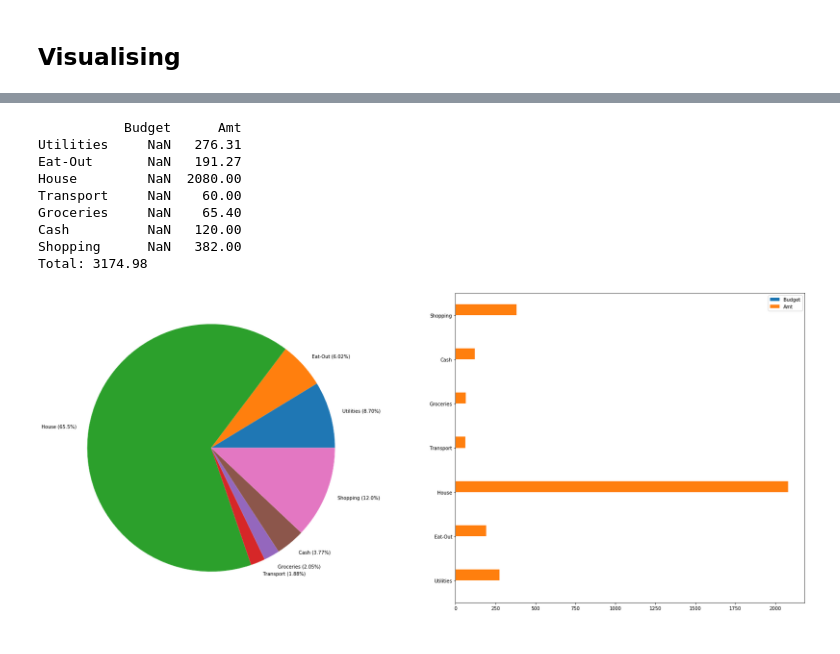
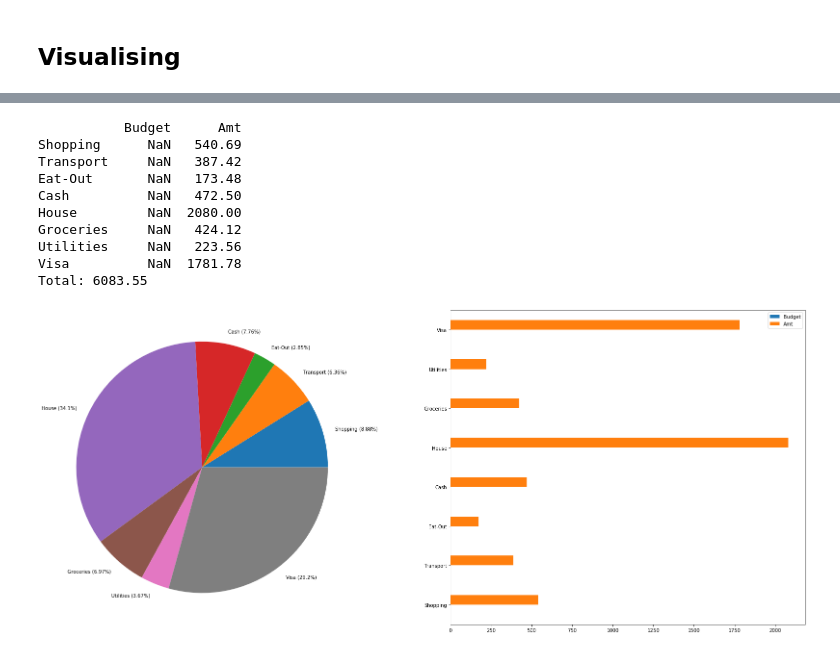
Before and after one commit to dakenblack/Budget64, a Jupyter notebook: Budgeting.ipynb, the cells around one changed output, grey strips where cells are left out. Saved outputs shown, nothing was run; the diff lists cells and outputs as text; code cells hidden in the pictures.

```diff
--- a/Budgeting.ipynb
+++ b/Budgeting.ipynb
@@ -28,43 +28,44 @@ for p in ax.patches:
 # %%
-month = 10
+month = 8
 year  = 2019
 
 tmask = (tdata['Date'].dt.year  == year) & (tdata['Date'].dt.month == month)
 bmask = (bdata['Month'].dt.year == year) & (bdata['Month'].dt.month == month)
 df = tdata[tmask]
 budget = bdata[bmask]['Budget']
 budget.index = pd.CategoricalIndex(bdata[bmask]['Category'])
 
 cats = df['Category'].unique().astype('str')
 total = np.zeros(cats.shape)
 for i in range(cats.shape[0]):
     total[i] = df[df['Category'] == cats[i]]['Amt'].sum()
 
 grouped = pd.Series(total, name='Amt', index=pd.CategoricalIndex(cats))
 
 df = pd.concat([budget, grouped], axis=1)
 df = df.dropna(axis=0, how='all')
 
 ratio = (total *100 / sum(total)).astype('|S4').astype('str')
 cats = npStrAdd( npStrAdd(npStrAdd(cats,' (') , ratio) , '%)')
 
 
 fig, ax = plt.subplots(1,2, figsize=(29,12))
 ax[0].pie(total, labels=cats)
 
 df.plot.barh(ax=ax[1])
 ax[1].legend()
 
 print(df)
 print('Total: {}'.format(df['Amt'].sum()))
 # %% [output]
            Budget      Amt
-Utilities     NaN   276.31
-Eat-Out       NaN   191.27
+Shopping      NaN   540.69
+Transport     NaN   387.42
+Eat-Out       NaN   173.48
+Cash          NaN   472.50
 House         NaN  2080.00
-Transport     NaN    60.00
-Groceries     NaN    65.40
-Cash          NaN   120.00
-Shopping      NaN   382.00
-Total: 3174.98
+Groceries     NaN   424.12
+Utilities     NaN   223.56
+Visa          NaN  1781.78
+Total: 6083.55
-[figure, old version]
+[figure, new version]
```
Also changed, not shown: parts of 1 cell of this notebook, 2 other files.
